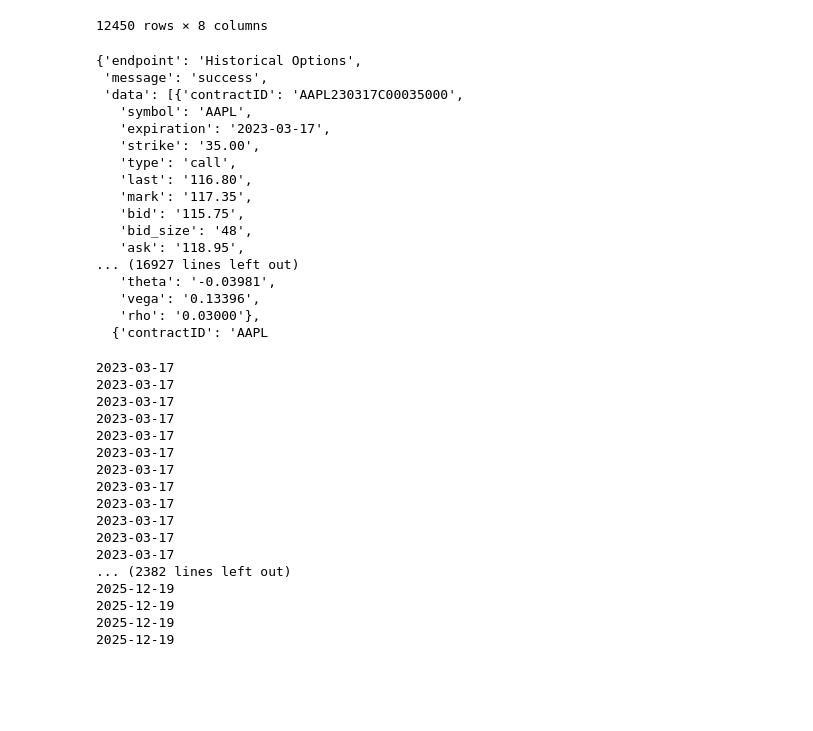
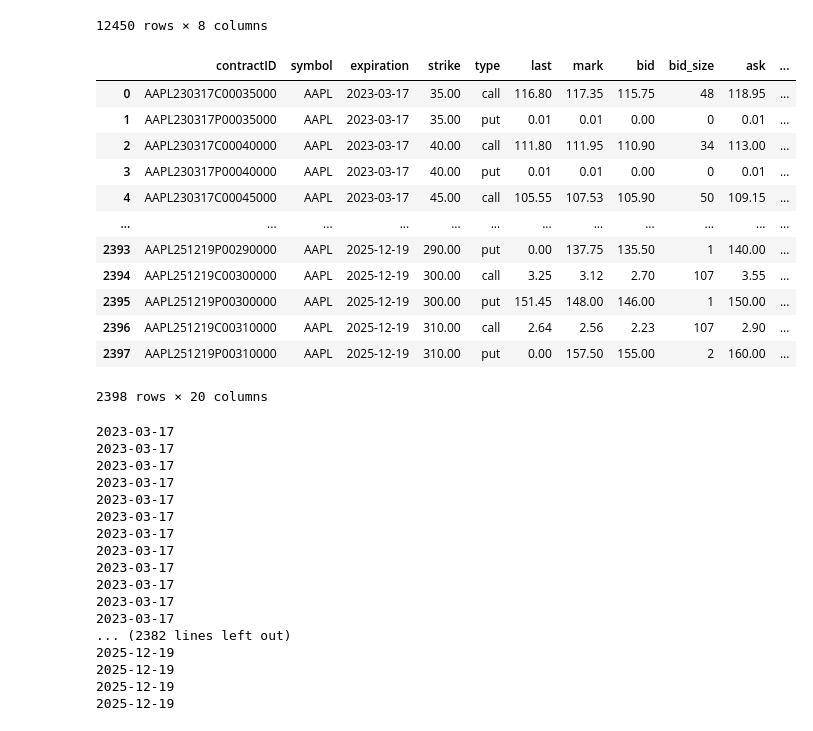
Before and after one commit to vepaan/Barclays-Option-Trading-Strategy, a Jupyter notebook: strat.ipynb, the cells around one changed output. Saved outputs shown, nothing was run; the diff lists cells and outputs as text; code cells hidden in the pictures; blank space fills up the shorter version.

```diff
--- a/strat.ipynb
+++ b/strat.ipynb
@@ -245,6 +245,24 @@ options_data['SV'] = options_data.apply(func, axis=1)
 
 options_data.drop(columns=['ETF', 'sector'], axis=1, inplace=True)
 options_data = options_data.dropna()
+# %%
+'''Downloading options data for past two years to compute VIX'''
+#Im using alphavantage API as this was the best service that I could find for free
+#However alphavantage doesn't have a good way to directly fetch data as a dataframe
+#It gives responses in json, which Im manually converting into a pd Df
+
+two_yrs = (datetime.datetime.today() - datetime.timedelta(weeks=104)).strftime('%Y-%m-%d')
+
+ticker = 'AAPL'
+url = 'https://www.alphavantage.co/query?' \
+'function=HISTORICAL_OPTIONS&symbol='+ticker+'&apikey='+ALPHA_API+'&date='+two_yrs
+
+r = requests.get(url)
+ticker_options = pd.DataFrame()
+
+json_data = r.json()['data']
+for day_data in json_data:
+    ticker_options = pd.concat([ticker_options, pd.DataFrame([day_data])], ignore_index=True)
 # %%
 '''Now we need to compute the implied volatitlies of each ticker'''
 #We run into a problem where each option has option contracts with differing volatilities
@@ -277,23 +287,19 @@ r = requests.get(url)
-# %%
-r.json()
-# %% [output]
-{'endpoint': 'Historical Options',
- 'message': 'success',
- 'data': [{'contractID': 'AAPL230317C00035000',
-   'symbol': 'AAPL',
-   'expiration': '2023-03-17',
-   'strike': '35.00',
-   'type': 'call',
-   'last': '116.80',
-   'mark': '117.35',
-   'bid': '115.75',
-   'bid_size': '48',
-   'ask': '118.95',
-... (16927 lines left out)
-   'theta': '-0.03981',
-   'vega': '0.13396',
-   'rho': '0.03000'},
-  {'contractID': 'AAPL
+# %%
+ticker_options
+# %% [output]
+|  | contractID | symbol | expiration | strike | type | last | mark | bid | bid_size | ask | ... |
+| 0 | AAPL230317C00035000 | AAPL | 2023-03-17 | 35.00 | call | 116.80 | 117.35 | 115.75 | 48 | 118.95 | ... |
+| 1 | AAPL230317P00035000 | AAPL | 2023-03-17 | 35.00 | put | 0.01 | 0.01 | 0.00 | 0 | 0.01 | ... |
+| 2 | AAPL230317C00040000 | AAPL | 2023-03-17 | 40.00 | call | 111.80 | 111.95 | 110.90 | 34 | 113.00 | ... |
+| 3 | AAPL230317P00040000 | AAPL | 2023-03-17 | 40.00 | put | 0.01 | 0.01 | 0.00 | 0 | 0.01 | ... |
+| 4 | AAPL230317C00045000 | AAPL | 2023-03-17 | 45.00 | call | 105.55 | 107.53 | 105.90 | 50 | 109.15 | ... |
+| ... | ... | ... | ... | ... | ... | ... | ... | ... | ... | ... | ... |
+| 2393 | AAPL251219P00290000 | AAPL | 2025-12-19 | 290.00 | put | 0.00 | 137.75 | 135.50 | 1 | 140.00 | ... |
+| 2394 | AAPL251219C00300000 | AAPL | 2025-12-19 | 300.00 | call | 3.25 | 3.12 | 2.70 | 107 | 3.55 | ... |
+| 2395 | AAPL251219P00300000 | AAPL | 2025-12-19 | 300.00 | put | 151.45 | 148.00 | 146.00 | 1 | 150.00 | ... |
+| 2396 | AAPL251219C00310000 | AAPL | 2025-12-19 | 310.00 | call | 2.64 | 2.56 | 2.23 | 107 | 2.90 | ... |
+| 2397 | AAPL251219P00310000 | AAPL | 2025-12-19 | 310.00 | put | 0.00 | 157.50 | 155.00 | 2 | 160.00 | ... |
+2398 rows × 20 columns
 # %%
 dt = r.json()
 for dtaa in dt['data']:
```
Also changed, not shown: parts of 2 cells of this notebook.
